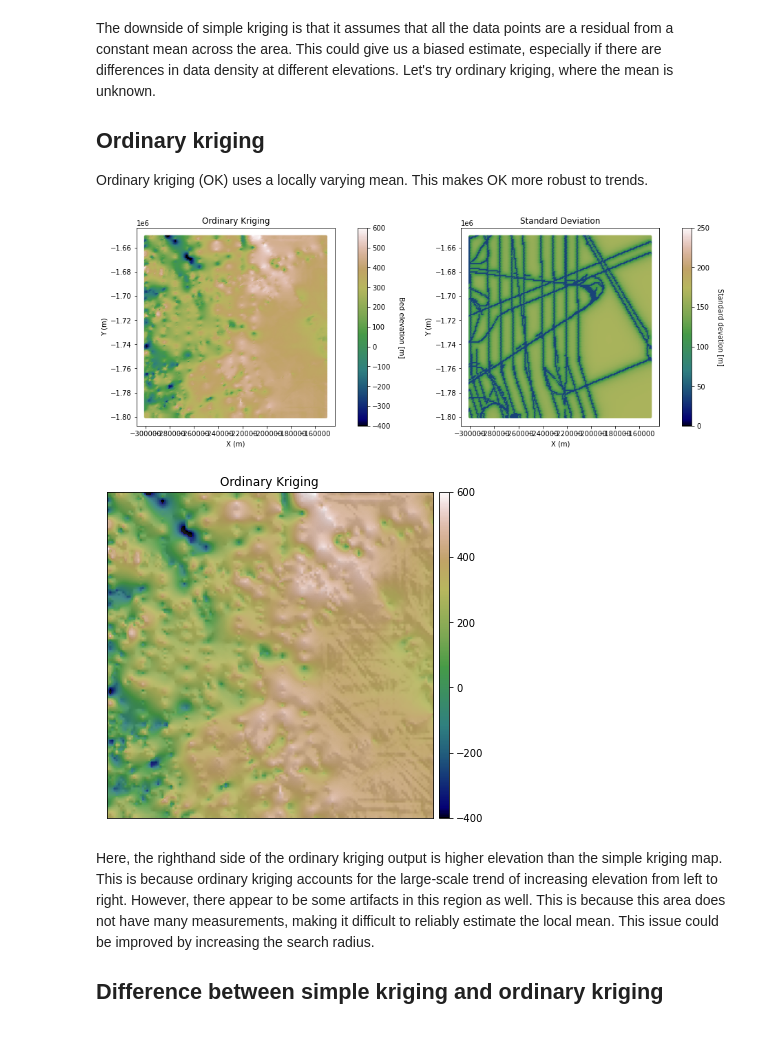
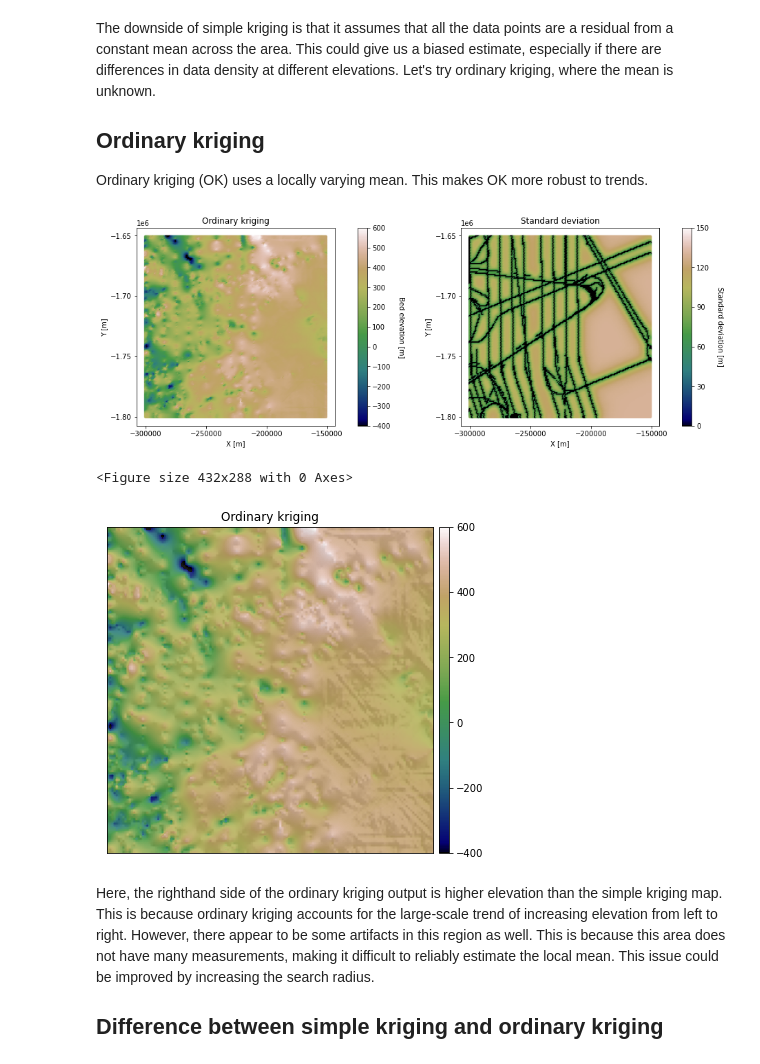
Before and after one commit to GatorGlaciology/GStatSim, a Jupyter notebook: GStat-Sim/3_Simple_kriging_and_ordinary_kriging.ipynb, the cells around one changed output. Saved outputs shown, nothing was run; the diff lists cells and outputs as text; code cells hidden in the pictures.

```diff
--- a/GStat-Sim/3_Simple_kriging_and_ordinary_kriging.ipynb
+++ b/GStat-Sim/3_Simple_kriging_and_ordinary_kriging.ipynb
@@ -187,33 +195,37 @@ vr = tvbed; vrg = tnsbed; ltail = 1; utail = 1; zmin = -4; zmax = 4; ltpar = -10
 
 # transformation
 pred_trans = geostats.backtr(df_krige,'pred',vr,vrg,zmin,zmax,ltail,ltpar,utail,utpar)
-std_trans = geostats.backtr(df_std,'std',vr,vrg,zmin,zmax,ltail,ltpar,utail,utpar) - np.mean(df_grid['Bed'])
+std_trans = geostats.backtr(df_std,'std',vr,vrg,zmin,zmax,ltail,ltpar,utail,utpar)
+std_trans = std_trans - np.min(std_trans)
 # %%
 # plot results
+fig = plt.figure()
 plt.subplot(121)
 im = plt.scatter(Pred_grid_xy[:,0],Pred_grid_xy[:,1], c = pred_trans, vmin = -400, vmax = 600, marker=".", s = 50,
                 cmap = 'gist_earth')       # scatter plot for location map
-plt.title('Ordinary Kriging')                                    # add plot title
-plt.xlabel('X (m)'); plt.ylabel('Y (m)')                          # set axis labels
+plt.title('Ordinary kriging')                                    # add plot title
+plt.xlabel('X [m]'); plt.ylabel('Y [m]')                          # set axis labels
+plt.locator_params(nbins=5)# set axis labels
 cbar = plt.colorbar(im, orientation="vertical", ticks=np.linspace(-400, 600, 11)) # add vertical color bar
 cbar.set_label("Bed elevation [m]", rotation=270, labelpad=20)      # add labels to the color bar
 plt.subplots_adjust(left=0.0, bottom=0.0, right=1.0, top=1.0) # adjust the plot size
 plt.axis('scaled')
 
 plt.subplot(122)
-im = plt.scatter(Pred_grid_xy[:,0],Pred_grid_xy[:,1], c = std_trans, vmin = 0, vmax = 250, marker=".", s = 50,
+im = plt.scatter(Pred_grid_xy[:,0],Pred_grid_xy[:,1], c = std_trans, vmin = 0, vmax = 150, marker=".", s = 50,
                 cmap = 'gist_earth')       # scatter plot for location map
-plt.title('Standard Deviation')                                    # add plot title
-plt.xlabel('X (m)'); plt.ylabel('Y (m)')                          # set axis labels
-cbar = plt.colorbar(im, orientation="vertical", ticks=np.linspace(0, 250, 6)) # add vertical color bar
-cbar.set_label("Standard devation [m]", rotation=270, labelpad=20)      # add labels to the color bar
+plt.title('Standard deviation')                                    # add plot title
+plt.xlabel('X [m]'); plt.ylabel('Y [m]')                          # set axis labels
+plt.locator_params(nbins=5)# set axis labels
+cbar = plt.colorbar(im, orientation="vertical", ticks=np.linspace(0, 150, 6)) # add vertical color bar
+cbar.set_label("Standard deviation [m]", rotation=270, labelpad=20)      # add labels to the color bar
 plt.subplots_adjust(left=0.0, bottom=0.0, right=1.0, top=1.0) # adjust the plot size
 plt.axis('scaled')
 
 plt.subplots_adjust(left=0.0, bottom=0.0, right=2.0, top=1.0, wspace=0.2, hspace=0.3)
 plt.show()
 # %% [output]
-[figure, old version]
+[figure, new version]
 # %%
 # make hillshade plot for visualizing
 
@@ -225,17 +237,19 @@ elevation = elevation
 
 hillshade = es.hillshade(elevation, azimuth = 210, altitude = 10) # hillshade
 
+fig = plt.figure()
 fig, ax = plt.subplots(figsize=(10, 6))
 ep.plot_bands(
     elevation,
     ax=ax,
     cmap="gist_earth",
-    title="Ordinary Kriging",
+    title="Ordinary kriging",
     vmin = -400, vmax = 600,
 )
 ax.imshow(hillshade, cmap="Greys", alpha=0.1)
 plt.show()
 # %% [output]
+<Figure size 432x288 with 0 Axes>
 [figure]
 # %% [markdown]
 Here, the righthand side of the ordinary kriging output is higher elevation than the simple kriging map. This is because ordinary kriging accounts for the large-scale trend of increasing elevation from left to right. However, there appear to be some artifacts in this region as well. This is because this area does not have many measurements, making it difficult to reliably estimate the local mean. This issue could be improved by increasing the search radius.
```
Also changed, not shown: parts of 6 cells of this notebook.
